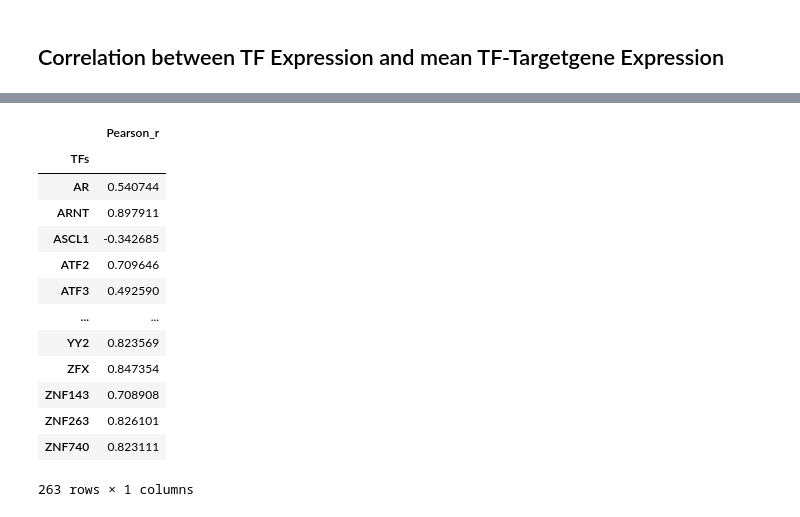
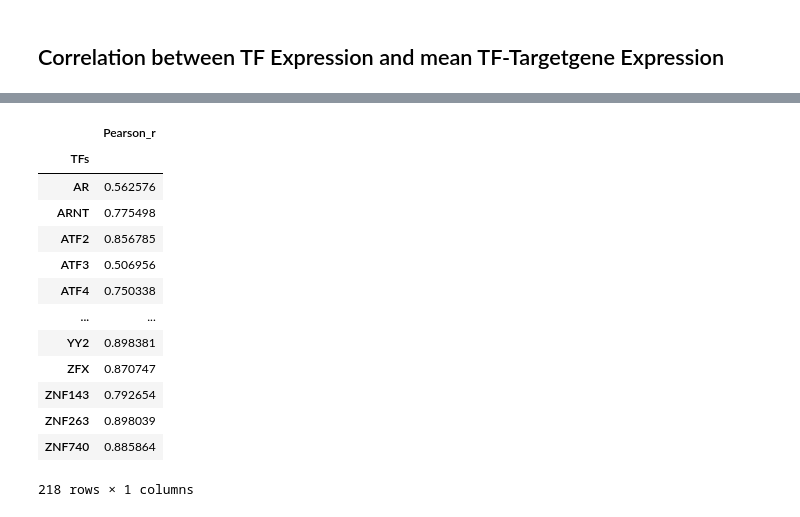
Before and after one commit to JulianMeigen/Bachelor, a Jupyter notebook: E_Single_TFBS/Ensemble_TF_Genexpr.ipynb, the cells around one changed output, grey strips where cells are left out. Drawn from its saved outputs; the diff is of its cells as text; code cells hidden in the pictures.

```diff
--- a/E_Single_TFBS/Ensemble_TF_Genexpr.ipynb
+++ b/E_Single_TFBS/Ensemble_TF_Genexpr.ipynb
@@ -163,9 +148,0 @@ pivot_df
-# %%
-tf_expr = expr_for_tf_df.copy()
-tf_expr.loc["chrf28811"] = np.full(54,np.nan)
-tf_expr.loc["T"] = np.full(54,np.nan)
-tf_expr.loc["ARNTL"] = np.full(54,np.nan)
-tf_expr.loc["SOX10"] = np.full(54,np.nan)
-
-tf_expr_sort = tf_expr.sort_index()
-tf_expr_sort
@@ -185,0 +149,2 @@ tf_expr_sort
+# %%
+mean_log2_expr_per_tissue = pd.read_csv("images/CSV_log2_mean_GenExr_diffrent_tissue_all_TFBS_ROBUST_extend_with_traget_gene_count.csv").set_index("tf")
@@ -221,0 +191,2 @@ df_corr_tf_expr_mean_expr
+# %%
+df_corr_tf_expr_mean_expr = get_pearson_for_TF_and_Target_Gen(mean_log2_expr_per_tissue, expr_for_tf_df_log)
@@ -222,3 +199,3 @@ df_corr_tf_expr_mean_expr
 # %%
-df_corr_tf_expr_mean_expr_filter_p = df_corr_tf_expr_mean_expr[df_corr_tf_expr_mean_expr["Pearson_p"] < 0.05].copy()
-df_corr_tf_expr_mean_expr_filter_p["Pearson_p"] = -np.log10(df_corr_tf_expr_mean_expr_filter_p["Pearson_p"])
+target_tf_expression_corr = df_corr_tf_expr_mean_expr[df_corr_tf_expr_mean_expr["Pearson_p"] < 0.05]
+target_tf_expression_corr
@@ -248,24 +252,24 @@ cbar.set_label("-log10(p-value)")
 # %%
-df_p_value = df_corr_tf_expr_mean_expr.iloc[:,1:2]
-TFs = df_corr_tf_expr_mean_expr["TFs"]
+df_p_value = target_tf_expression_corr.iloc[:,1:2]
+TFs = target_tf_expression_corr["TFs"]
 
 df_p_value.index = TFs
 df_p_value
 # %% [output]
 |  | Pearson_r |
 | TFs |  |
-| AR | 0.540744 |
-| ARNT | 0.897911 |
-| ASCL1 | -0.342685 |
-| ATF2 | 0.709646 |
-| ATF3 | 0.492590 |
+| AR | 0.562576 |
+| ARNT | 0.775498 |
+| ATF2 | 0.856785 |
+| ATF3 | 0.506956 |
+| ATF4 | 0.750338 |
 | ... | ... |
-| YY2 | 0.823569 |
-| ZFX | 0.847354 |
-| ZNF143 | 0.708908 |
-| ZNF263 | 0.826101 |
-| ZNF740 | 0.823111 |
+| YY2 | 0.898381 |
+| ZFX | 0.870747 |
+| ZNF143 | 0.792654 |
+| ZNF263 | 0.898039 |
+| ZNF740 | 0.885864 |
-263 rows × 1 columns
+218 rows × 1 columns
 # %%
 value_max = max(df_p_value.max())
 value_min = -value_max
```
Also changed, not shown: parts of 20 cells of this notebook, 14 other files.
